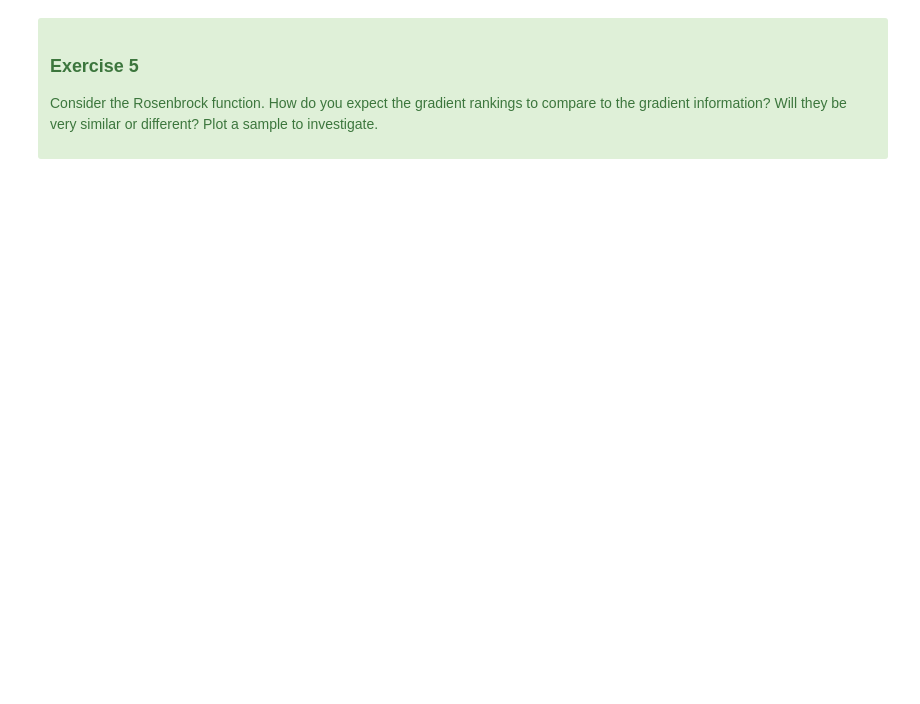
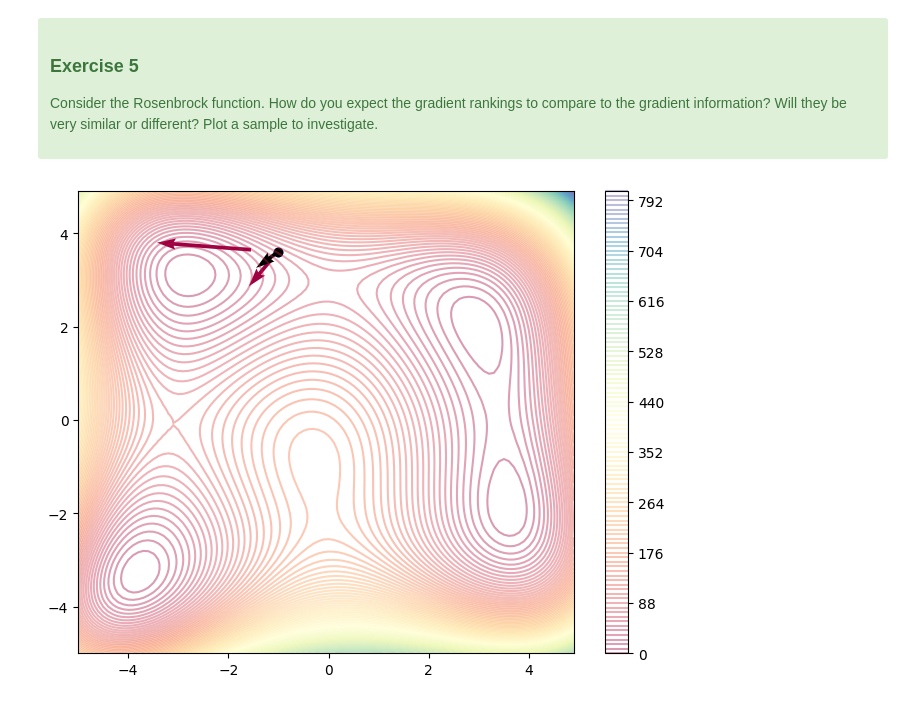
Before and after one commit to RaisingEntropy/evolutionary_computation, a Jupyter notebook: strategies/evolutionary_strategies.ipynb, the cells around one changed output. Cells and saved outputs as stored; diff of their text form; code cells hidden in the pictures; blank space fills up the shorter version.

```diff
--- a/strategies/evolutionary_strategies.ipynb
+++ b/strategies/evolutionary_strategies.ipynb
@@ -221,7 +221,7 @@ This is equivalent to the dot product and is used as our gradient approximation.
 $\nabla f \approx -\frac{A \cdot N}{\lambda}$
 # %%
 A = (fits - np.mean(fits)) / np.std(fits)
-N = x_t - x
+N = x_t_grad - x
 G = -np.dot(A, N) / 10
 # %%
 fig = plt.figure(figsize=(8, 6))
@@ -371,3 +370,18 @@ Chrabaszcz, P., Loshchilov, I., & Hutter, F. (2018, July). Back to basics: bench
 
 Consider the Rosenbrock function. How do you expect the gradient rankings to compare to the gradient information? Will they be very similar or different? Plot a sample to investigate.
 </div>
+# %%
+fig = plt.figure(figsize=(8, 6))
+norm = colors.Normalize(vmin=Z.min(), vmax=Z.max())
+cs = plt.contour(X, Y, Z, levels=100, cmap='Spectral', alpha=0.4, norm=norm)
+
+plt.quiver(x[0]+weighted[:, 0], x[1]+weighted[:, 1], weighted[:, 0], weighted[:, 1],w, scale_units='xy', cmap='Spectral', norm=norm)
+plt.scatter(x[0], x[1], c='b')
+
+plt.quiver(x[0], x[1], G[0], G[1])
+plt.scatter(x[0], x[1], c='k')
+
+fig.colorbar(cs)
+plt.show()
+# %% [output]
+[figure, added]
```
Also changed, not shown: parts of 1 cell of this notebook.
